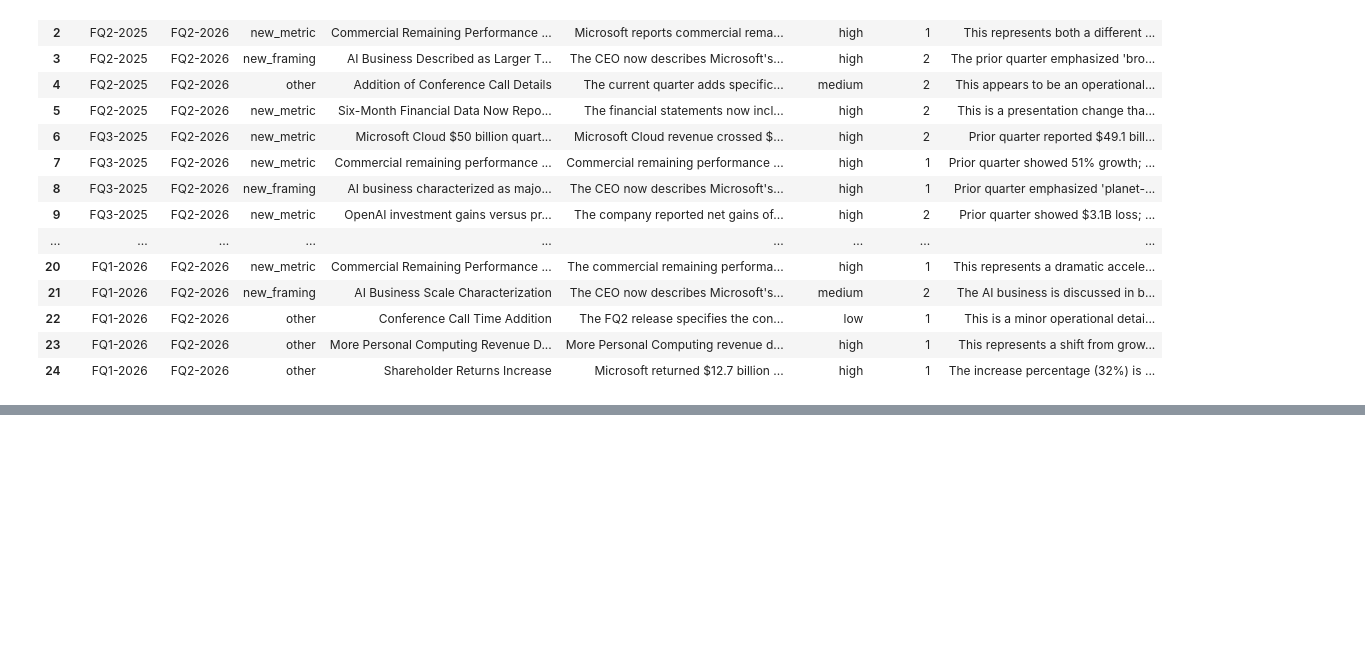
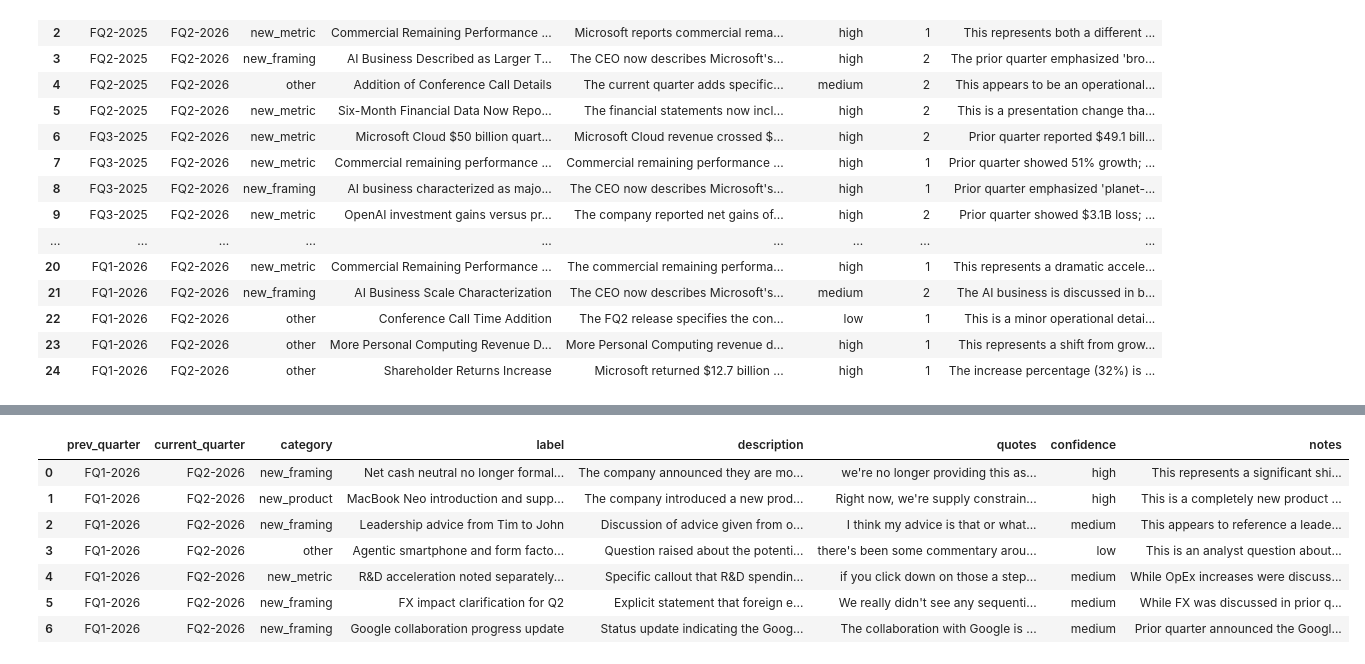
Before and after one commit to spuportfolio2025/GenAI-class, a Jupyter notebook: rag/Final_Earnings_RAG_Novelty_full_pipeline.ipynb, the cells around one changed output, grey strips where cells are left out. Cells and saved outputs as stored; diff of their text form; code cells hidden in the pictures; blank space fills up the shorter version.

```diff
--- a/rag/Final_Earnings_RAG_Novelty_full_pipeline.ipynb
+++ b/rag/Final_Earnings_RAG_Novelty_full_pipeline.ipynb
@@ -1294,0 +2048,16 @@ df_themes # aggreagted result in case for future use.
+# %%
+import os
+import getpass
+
+ANTHROPIC_API_KEY = os.environ.get("")
+if not ANTHROPIC_API_KEY:
+    ANTHROPIC_API_KEY = getpass.getpass("Enter your Anthropic API key (sk-ant-...): ").strip()
+
+assert ANTHROPIC_API_KEY.startswith("sk-ant-"), \
+    "That doesn't look like an Anthropic key — should start with 'sk-ant-'"
+
+TOP_N_FOR_LLM = 10
+MODEL = "claude-sonnet-4-5"
+
+print("✓ API key loaded")
+print(f"✓ Using model: {MODEL}")
@@ -1294,0 +2270,53 @@ df_themes # aggreagted result in case for future use.
+# %%
+def print_themes(summary, transition_label):
+    if 'error' in summary:
+        print(f"Error: {summary['error']}")
+        return
+
+    themes = summary.get('themes', [])
+    print(f"\n{'='*72}")
+    print(f"  {transition_label}: {len(themes)} themes identified")
+    print(f"{'='*72}")
+
+    by_cat = {}
+    for t in themes:
+        by_cat.setdefault(t['category'], []).append(t)
+
+    category_order = ['new_product', 'new_segment', 'new_metric',
+                      'new_risk', 'new_framing', 'other','investment']
+
+    for cat in category_order:
+        if cat not in by_cat:
+            continue
+        print(f"\n── {cat.upper()} ──")
+        for t in by_cat[cat]:
+            print(f"\n  • {t['label']}  [{t.get('confidence', '?')}]")
+            print(f"    {t['description']}")
+            for q in t.get('quotes', []):
+                print(f"    → \"{q}\"")
+            if t.get('notes'):
+                print(f"    notes: {t['notes']}")
+
+print_themes(transition_summaries['FQ1-2026->FQ2-2026'], 'FQ1-2026 → FQ2-2026')
+
+# Flatten to DataFrame for downstream use
+rows = []
+for key, summary in transition_summaries.items():
+    if 'error' in summary:
+        continue
+    prev_q, cur_q = key.split('->')
+    for t in summary.get('themes', []):
+        rows.append({
+            'prev_quarter': prev_q,
+            'current_quarter': cur_q,
+            'category': t['category'],
+            'label': t['label'],
+            'description': t['description'],
+            'quotes': ' | '.join(t.get('quotes', [])),
+            'confidence': t.get('confidence'),
+            'notes': t.get('notes', ''),
+        })
+
+df_themes = pd.DataFrame(rows)
+df_themes
+# %% [output]
@@ -1294,0 +2340,8 @@ df_themes # aggreagted result in case for future use.
+|  | prev_quarter | current_quarter | category | label | description | quotes | confidence | notes |
+| 0 | FQ1-2026 | FQ2-2026 | new_framing | Net cash neutral no longer formal... | The company announced they are mo... | we're no longer providing this as... | high | This represents a significant shi... |
+| 1 | FQ1-2026 | FQ2-2026 | new_product | MacBook Neo introduction and supp... | The company introduced a new prod... | Right now, we're supply constrain... | high | This is a completely new product ... |
+| 2 | FQ1-2026 | FQ2-2026 | new_framing | Leadership advice from Tim to John | Discussion of advice given from o... | I think my advice is that or what... | medium | This appears to reference a leade... |
+| 3 | FQ1-2026 | FQ2-2026 | other | Agentic smartphone and form facto... | Question raised about the potenti... | there's been some commentary arou... | low | This is an analyst question about... |
+| 4 | FQ1-2026 | FQ2-2026 | new_metric | R&D acceleration noted separately... | Specific callout that R&D spendin... | if you click down on those a step... | medium | While OpEx increases were discuss... |
+| 5 | FQ1-2026 | FQ2-2026 | new_framing | FX impact clarification for Q2 | Explicit statement that foreign e... | We really didn't see any sequenti... | medium | While FX was discussed in prior q... |
+| 6 | FQ1-2026 | FQ2-2026 | new_framing | Google collaboration progress update | Status update indicating the Goog... | The collaboration with Google is ... | medium | Prior quarter announced the Googl... |
```
Also changed, not shown: parts of 19 cells of this notebook.
